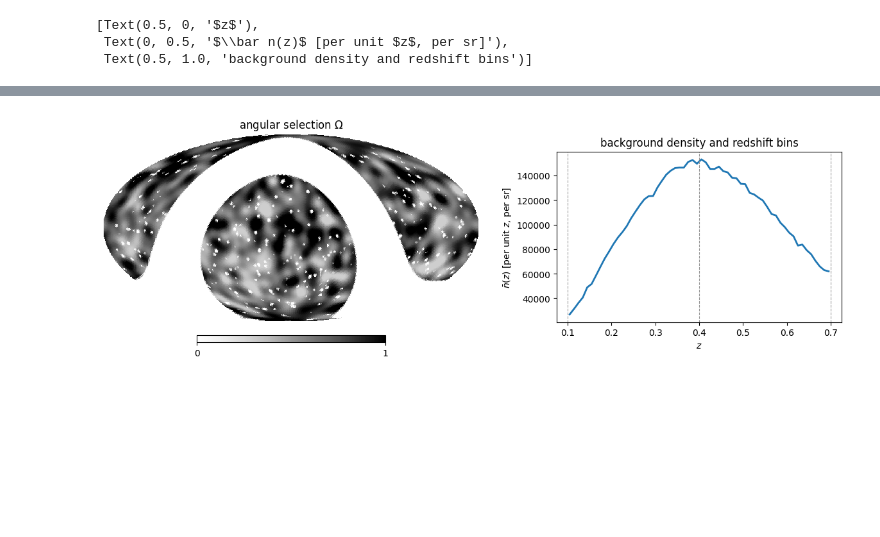
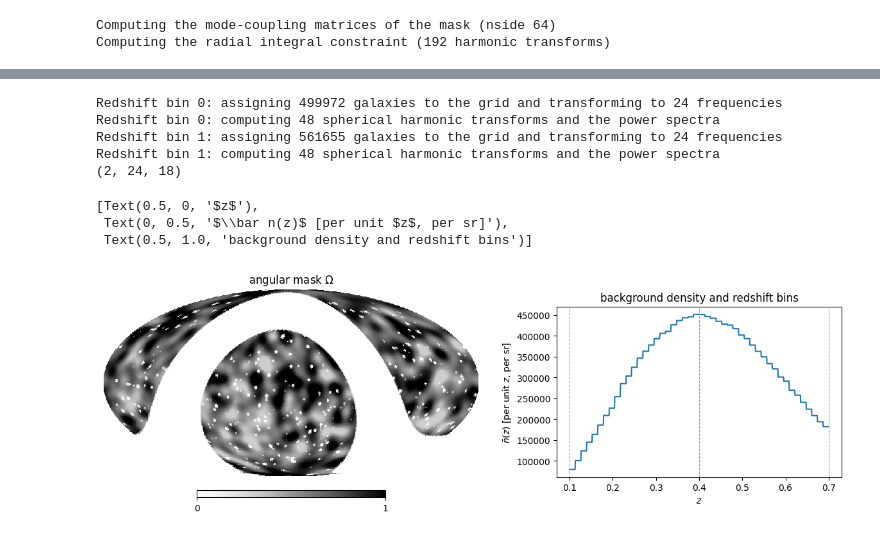
Before and after one commit to oliverphilcox/UnequalTime, a Jupyter notebook: examples/demo.ipynb, the cells around one changed output, grey strips where cells are left out. Drawn from its saved outputs; the diff is of its cells as text; code cells hidden in the pictures; blank space fills up the shorter version.

```diff
--- a/examples/demo.ipynb
+++ b/examples/demo.ipynb
@@ -32,21 +24,28 @@ it: by default it estimates $\bar n(z)$ from the catalog and accounts for the re
 # %%
-zbins = np.array([0.1, 0.4, 0.7])
-nomega = 16
-omega = np.pi * np.arange(nomega) / np.diff(zbins)[:, None]       # (bin, m)
+# Define the survey
+survey = ut.Survey(mask, # observational mask
+                   zbins=[0.1, 0.4, 0.7], # redshift bin edges
+                   nomega=24, # number of radial frequencies (in units of the fundamental)
+                   ell_edges=np.arange(2, 147, 8), # ell bin edges, up to kmax * chi(z = 0.7)
+                   nbar='data', # n(z) [either set or estimated from the data]
+                   w=None, # w(z) redshift weights
+                   width=1,  # how many frequencies to include in each bin
+                   pairs=False # whether to add Z_l(omega, omega') and Z_l(omega, -omega') cross-correlations
+                  )
 
-counts, z_edges = np.histogram(z, 60, (zbins[0], zbins[-1]))
-area = mask.sum() * hp.nside2pixarea(nside)                       # int dn Omega(n)
-z_mid = (z_edges[1:] + z_edges[:-1]) / 2
-nz = lambda x: np.interp(x, z_mid, counts / np.diff(z_edges) / area)
+# Measure the unequal-time power spectrum
+Z_obs = survey.measure(ra, dec, z)                                    # Z_ell(omega): (redshift bin, omega, ell)
+print(Z_obs.shape)
 
+# Plot the mask and background density
 fig = plt.figure(figsize=(12, 3.8))
-hp.mollview(mask, title=r'angular selection $\Omega$', sub=(1, 2, 1), cmap='Greys', min=0, max=1)
+hp.mollview(mask, title=r'angular mask $\Omega$', sub=(1, 2, 1), cmap='Greys', min=0, max=1)
 ax = fig.add_axes([0.6, 0.15, 0.37, 0.7])
-ax.plot(z_mid, nz(z_mid), lw=2)
-for edge in zbins:
+zz = np.linspace(0.1, 0.7, 1000)
+ax.plot(zz, survey.nbar(zz), lw=1.5)                              # nbar(z) estimated from the catalog
+for edge in survey.zbins:
     ax.axvline(edge, color='0.6', lw=0.8, ls='--')
 ax.set(xlabel='$z$', ylabel=r'$\bar n(z)$ [per unit $z$, per sr]', title='background density and redshift bins')
 # %% [output]
-[Text(0.5, 0, '$z$'),
- Text(0, 0.5, '$\\bar n(z)$ [per unit $z$, per sr]'),
- Text(0.5, 1.0, 'background density and redshift bins')]
+Computing the mode-coupling matrices of the mask (nside 64)
+Computing the radial integral constraint (192 harmonic transforms)
@@ -53 +53,9 @@ ax.set(xlabel='$z$', ylabel=r'$\bar n(z)$ [per unit $z$, per sr]', title='backgr
+Redshift bin 0: assigning 499972 galaxies to the grid and transforming to 24 frequencies
+Redshift bin 0: computing 48 spherical harmonic transforms and the power spectra
+Redshift bin 1: assigning 561655 galaxies to the grid and transforming to 24 frequencies
+Redshift bin 1: computing 48 spherical harmonic transforms and the power spectra
+(2, 24, 18)
+[Text(0.5, 0, '$z$'),
+ Text(0, 0.5, '$\\bar n(z)$ [per unit $z$, per sr]'),
+ Text(0.5, 1.0, 'background density and redshift bins')]
-[figure, old version]
+[figure, new version]
```
Also changed, not shown: parts of 26 cells of this notebook, 10 other files.
